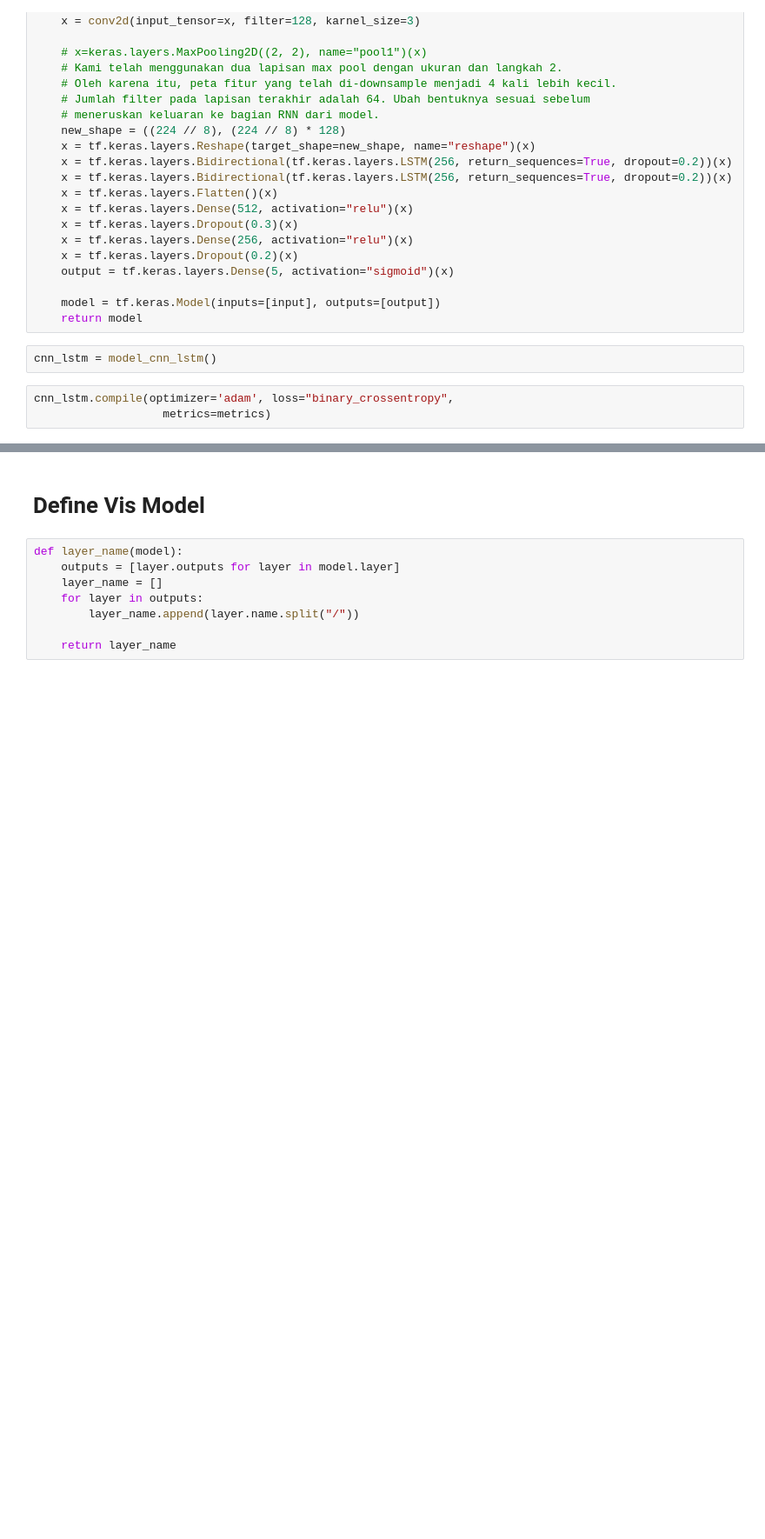
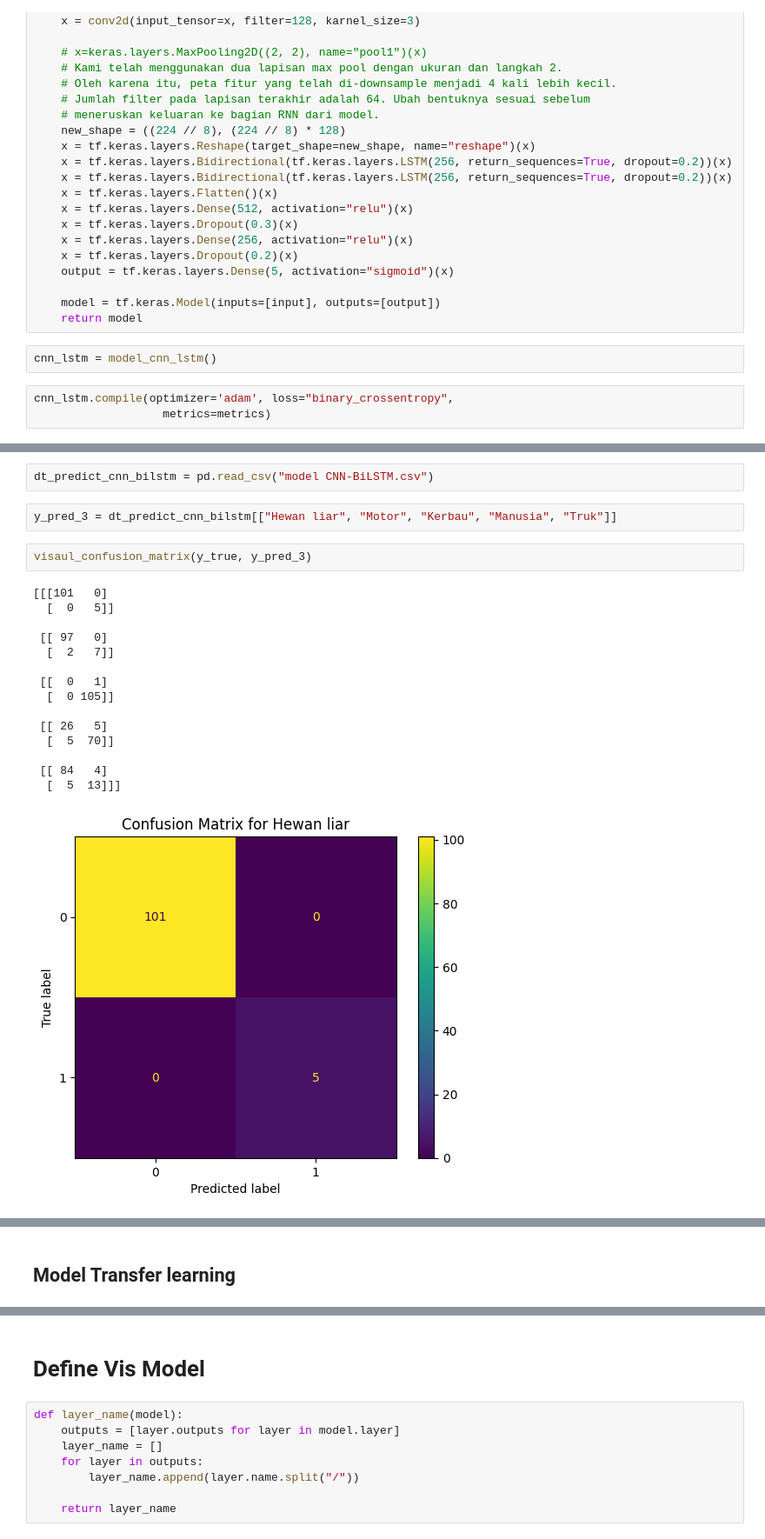
Before and after one commit to AcqmalFadhilla/Multilabel-Dataset-Tedong, a Jupyter notebook: multilabel.ipynb, the cells around one changed output, grey strips where cells are left out. Shown at 87% size. Saved outputs shown, nothing was run; the diff lists cells and outputs as text; blank space fills up the shorter version.

```diff
--- a/multilabel.ipynb
+++ b/multilabel.ipynb
@@ -543,0 +696,22 @@ plot_model(history3, "Model CNN-LSTM")
+# %%
+dt_predict_cnn_bilstm = pd.read_csv("model CNN-BiLSTM.csv")
+# %%
+y_pred_3 = dt_predict_cnn_bilstm[["Hewan liar", "Motor", "Kerbau", "Manusia", "Truk"]]
+# %%
+visaul_confusion_matrix(y_true, y_pred_3)
+# %% [output]
+[[[101   0]
+  [  0   5]]
+
+ [[ 97   0]
+  [  2   7]]
+
+ [[  0   1]
+  [  0 105]]
+
+ [[ 26   5]
+  [  5  70]]
+
+ [[ 84   4]
+  [  5  13]]]
+[figure, added]
@@ -543,0 +722,2 @@ plot_model(history3, "Model CNN-LSTM")
+# %% [markdown]
+## Model Transfer learning
```
Also changed, not shown: parts of 47 cells of this notebook.
